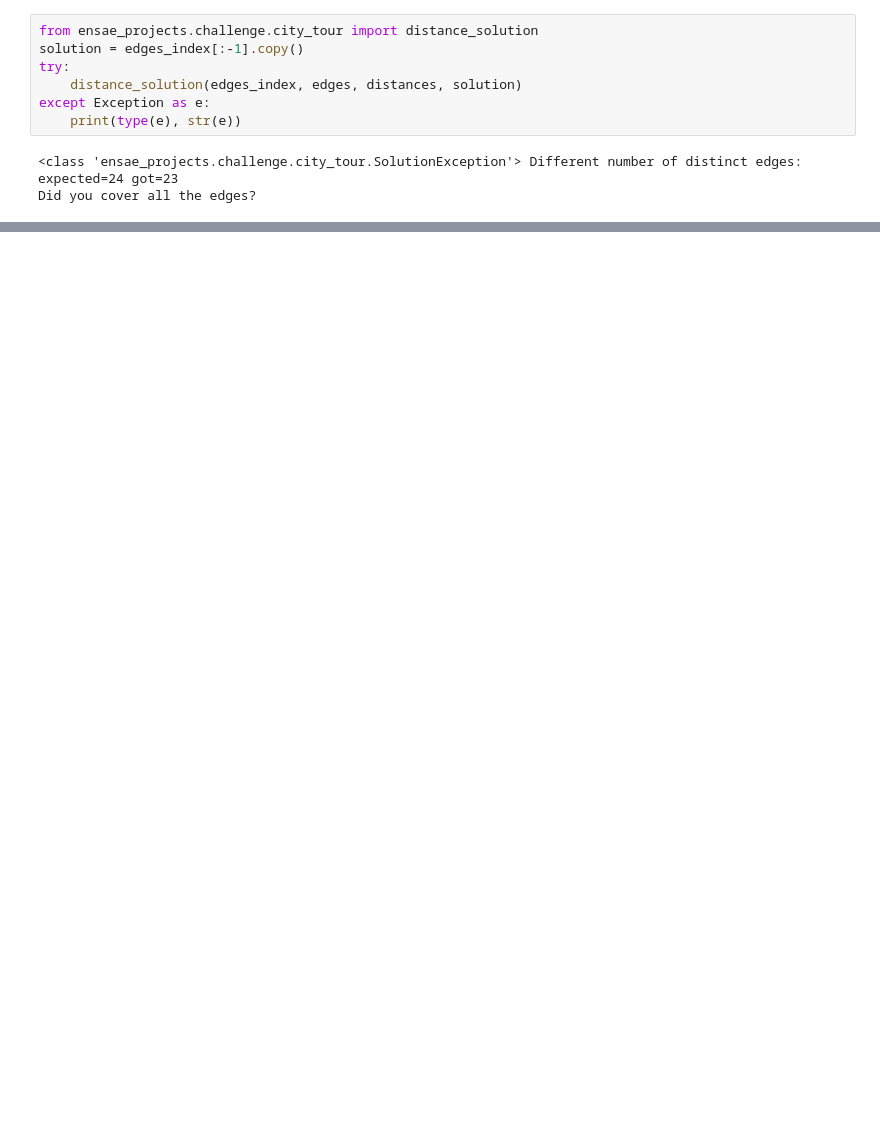
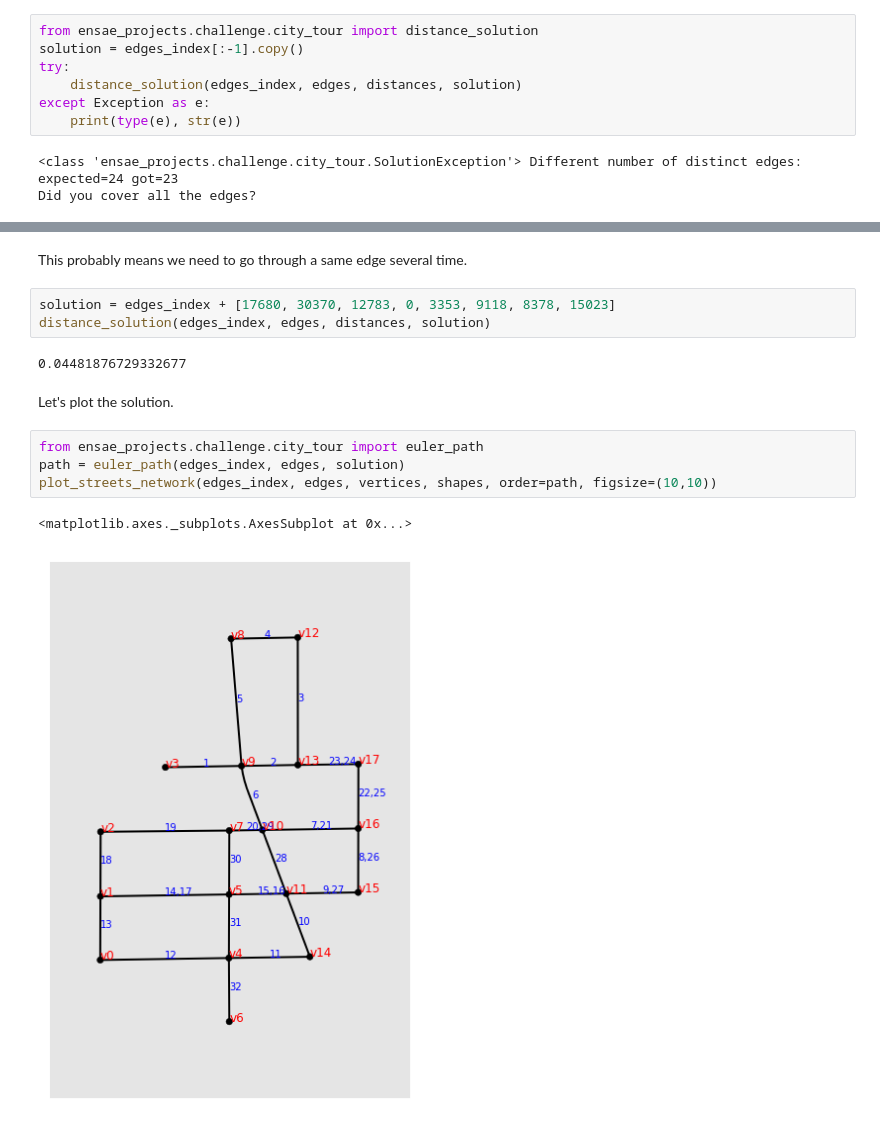
Before and after one commit to sdpython/ensae_projects, a Jupyter notebook: _doc/notebooks/challenges/city_tour/tour_city_small.ipynb, the cells around one changed output, grey strips where cells are left out. Saved outputs shown, nothing was run; the diff lists cells and outputs as text; blank space fills up the shorter version.

Commit message:
add notebook for a challenge

```diff
--- a/_doc/notebooks/challenges/city_tour/tour_city_small.ipynb
+++ b/_doc/notebooks/challenges/city_tour/tour_city_small.ipynb
@@ -137,0 +149,16 @@ Did you cover all the edges?
+# %% [markdown]
+This probably means we need to go through a same edge several time.
+# %%
+solution = edges_index + [17680, 30370, 12783, 0, 3353, 9118, 8378, 15023]
+distance_solution(edges_index, edges, distances, solution)
+# %% [output]
+0.04481876729332677
+# %% [markdown]
+Let's plot the solution.
+# %%
+from ensae_projects.challenge.city_tour import euler_path
+path = euler_path(edges_index, edges, solution)
+plot_streets_network(edges_index, edges, vertices, shapes, order=path, figsize=(10,10))
+# %% [output]
+<matplotlib.axes._subplots.AxesSubplot at 0x...>
+[figure, added]
```
Also changed, not shown: parts of 3 cells of this notebook, 10 other files.
